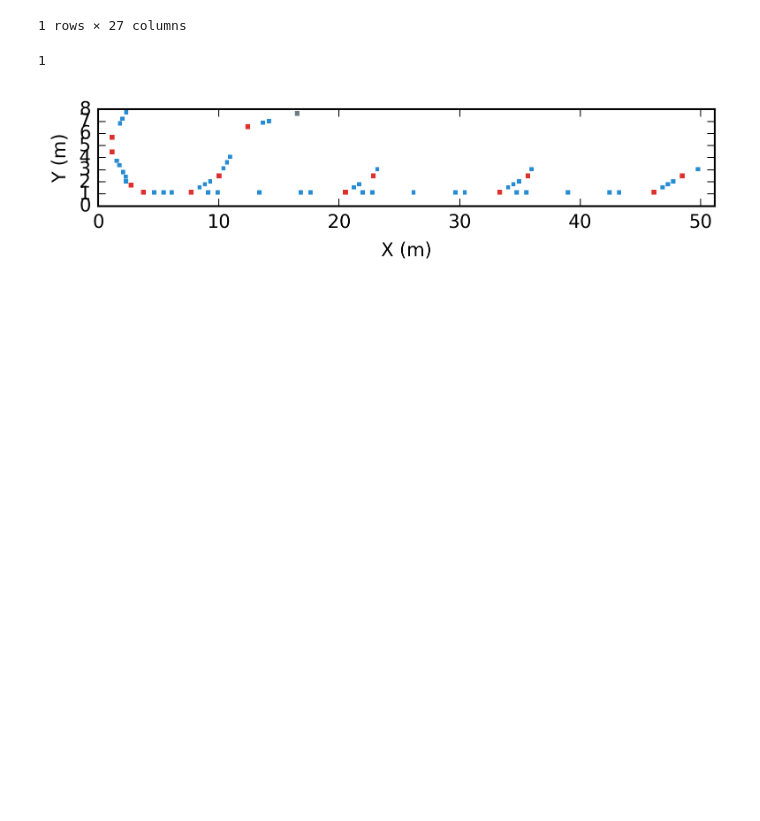
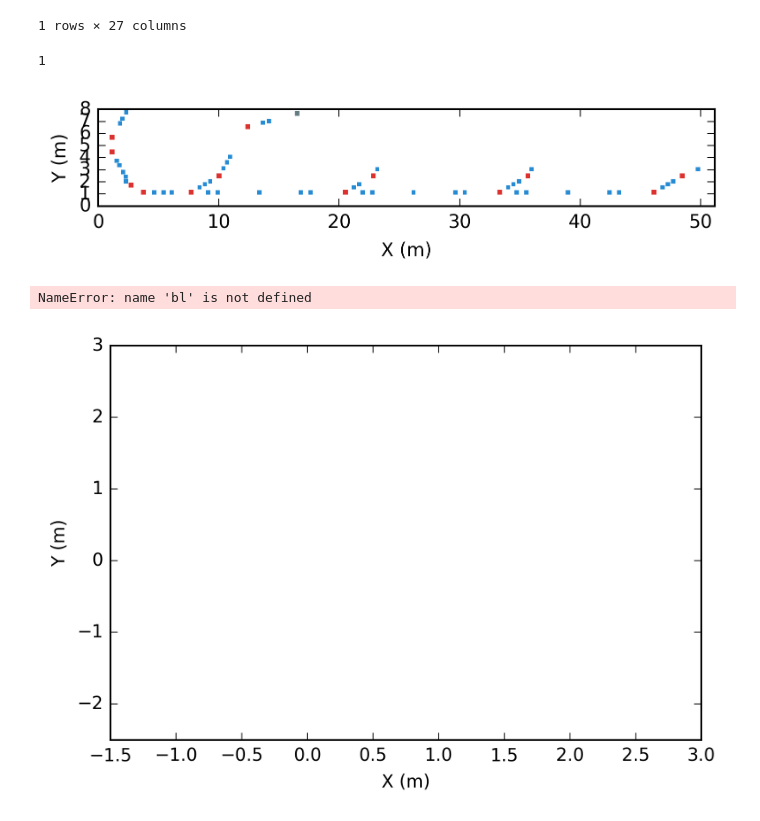
Before and after one commit to ULB-Metronu/georges, a Jupyter notebook: examples/Example Georges.ipynb, the cells around one changed output. Drawn from its saved outputs; the diff is of its cells as text; code cells hidden in the pictures; blank space fills up the shorter version.

```diff
--- a/examples/Example Georges.ipynb
+++ b/examples/Example Georges.ipynb
@@ -192,3 +170,40 @@ for index, row in bl.line.iterrows():
 [figure]
 # %%
 fig1.savefig('myfig.svg')
+# %%
+import matplotlib as mpl
+import matplotlib.patches as patches
+from matplotlib.path import Path
+fig1 = plt.figure()
+ax1 = fig1.add_subplot(111)#, aspect='equal')
+ax1.set_xlabel("X (m)")
+ax1.set_ylabel("Y (m)")
+ax1.set_xlim([-1.5, 3])
+ax1.set_ylim([-2.5, 3])
+
+tmp = 90
+ax1.plot(bl.line['Z'], bl.line['X'], '*')
+for index, row in bl.line.iterrows():
+    if row['KEYWORD'] == 'SBEND':
+        r = row['L']/row['ANGLE']
+        theta = -row['THETA']
+        angle = row['ANGLE']/np.pi*180.0
+        centre = [row['Z']-np.sin(theta)*r,row['X']-np.cos(theta)*r]
+        theta1 = min(tmp, tmp-angle)
+        theta2 = max(tmp, tmp-angle)
+        if angle > 0:
+            tmp = theta1
+        else:
+            tmp = theta2
+        w = patches.Wedge(centre, r+0.1, theta1, theta2, width=0.2, facecolor='red', ec=None)
+        ax1.add_patch(w)
+        print("Theta %f" % theta)
+        print("Angle %f = %f" % (angle, angle/180*np.pi))
+        print("r %f" % r)
+        print("centre %f ; %f" % (centre[0], centre[1]))
+        print("theta1 %f" % theta1)
+        print("theta2 %f" % theta2)
+        print("----")
+# %% [output]
+NameError: name 'bl' is not defined
+[figure, added]
```
Also changed, not shown: parts of 3 cells of this notebook, 4 other files.
